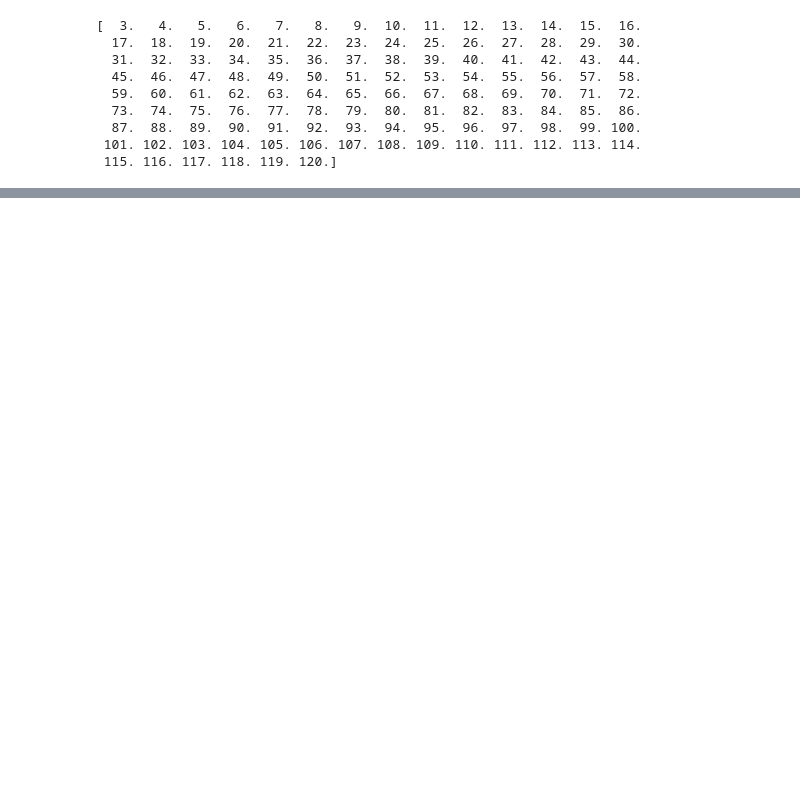
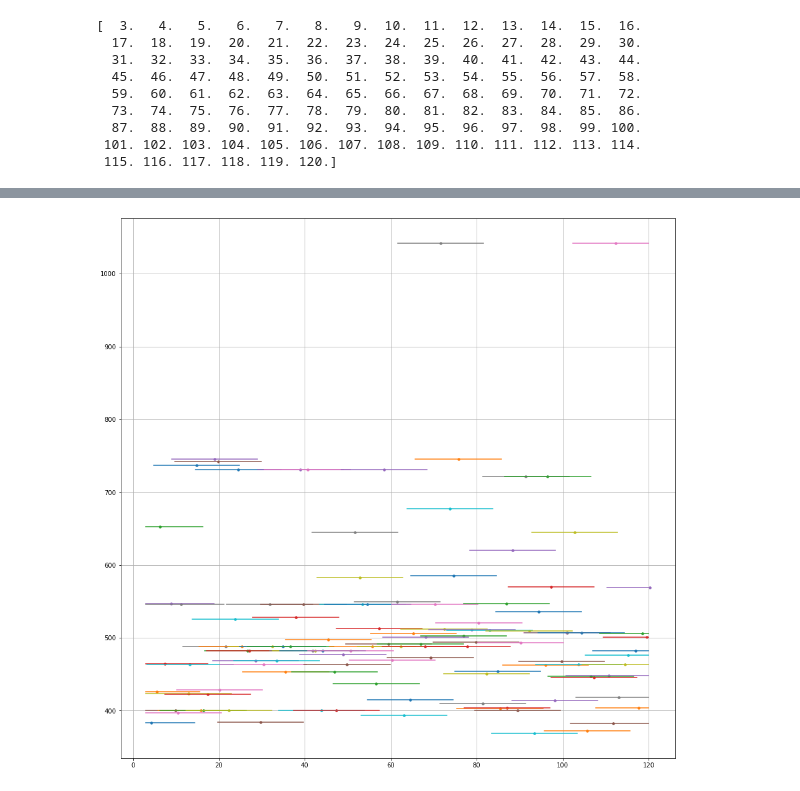
Before and after one commit to malee97/pyBinder, a Jupyter notebook: Inclusion List Generator.ipynb, the cells around one changed output, grey strips where cells are left out. Saved outputs shown, nothing was run; the diff lists cells and outputs as text; code cells hidden in the pictures; blank space fills up the shorter version.

```diff
--- a/Inclusion List Generator.ipynb
+++ b/Inclusion List Generator.ipynb
@@ -208,0 +271,3 @@ df.to_csv(os.path.join(SAVE_PATH,name + '.csv'),index=False)
+# %%
+areas_split = [area[1:-1].split(',') for area in areas]
+areas_fix = [[float(val) for val in sub_fixed] for sub_fixed in areas_split]
@@ -208,0 +290,25 @@ df.to_csv(os.path.join(SAVE_PATH,name + '.csv'),index=False)
+# %%
+RT_start = 3
+RT_end = 120
+n_bins = RT_end - RT_start + 1
+peps_min = 1
+areas_prot = [max(area[3*prot_idx:3*(prot_idx+1)]) for area in areas_fix]
+
+hist,bins = np.histogram(RTs,bins=np.linspace(RT_start,RT_end,n_bins),density=False)
+print(bins)
+
+bin_members = np.digitize(RTs,bins=np.linspace(RT_start,RT_end,n_bins))
+unique_members = np.unique(bin_members)
+idxs_filtered = []
+for member in unique_members:
+    repeats = np.where(bin_members == member)[0]
+    idxs = repeats.copy()
+    areas_sub = [areas_prot[v] for v in repeats]
+    if len(repeats) > peps_min:
+        areas_sub_sorted = np.sort(areas_sub)   # sort from lowest to highest
+        while len(areas_sub) > peps_min:
+            delete = np.where(areas_sub == areas_sub_sorted[0])[0][0]
+            areas_sub = np.delete(areas_sub,delete)
+            idxs = np.delete(idxs,delete)
+            areas_sub_sorted = np.delete(areas_sub_sorted,0)
+    idxs_filtered.append(idxs)
@@ -208,0 +325,19 @@ df.to_csv(os.path.join(SAVE_PATH,name + '.csv'),index=False)
+# %%
+idxs_flattened = [val for sublist in idxs_filtered for val in sublist]
+RTs_filtered = [RTs[i] for i in idxs_flattened]
+Escores_filtered = [Escores[i] for i in idxs_flattened]
+mzs_filtered = [mzs[i] for i in idxs_flattened]
+zs_filtered = [zs[i] for i in idxs_flattened]
+ps_filtered = [ps[i] for i in idxs_flattened]
+t_starts = [RT - 10 for RT in RTs_filtered]
+t_ends = [RT + 10 for RT in RTs_filtered]
+areas_filtered = [areas_fix[i] for i in idxs_flattened]
+# %%
+fig, axs = plt.subplots(1,1,figsize=(16,16))
+RT_ranges_filtered = [(max(3,RT - 10),min(RT+10,120)) for RT in RTs_filtered]   # method is 120 mins, MS on at 3 mins
+for i,pair in enumerate(RT_ranges_filtered):
+    axs.plot([pair[0],pair[1]],[mzs_filtered[i],mzs_filtered[i]])
+    axs.scatter(RTs_filtered[i],mzs_filtered[i], s=12)
+    axs.grid()
+# %% [output]
+[figure, added]
```
Also changed, not shown: parts of 18 cells of this notebook, 1 other file.
